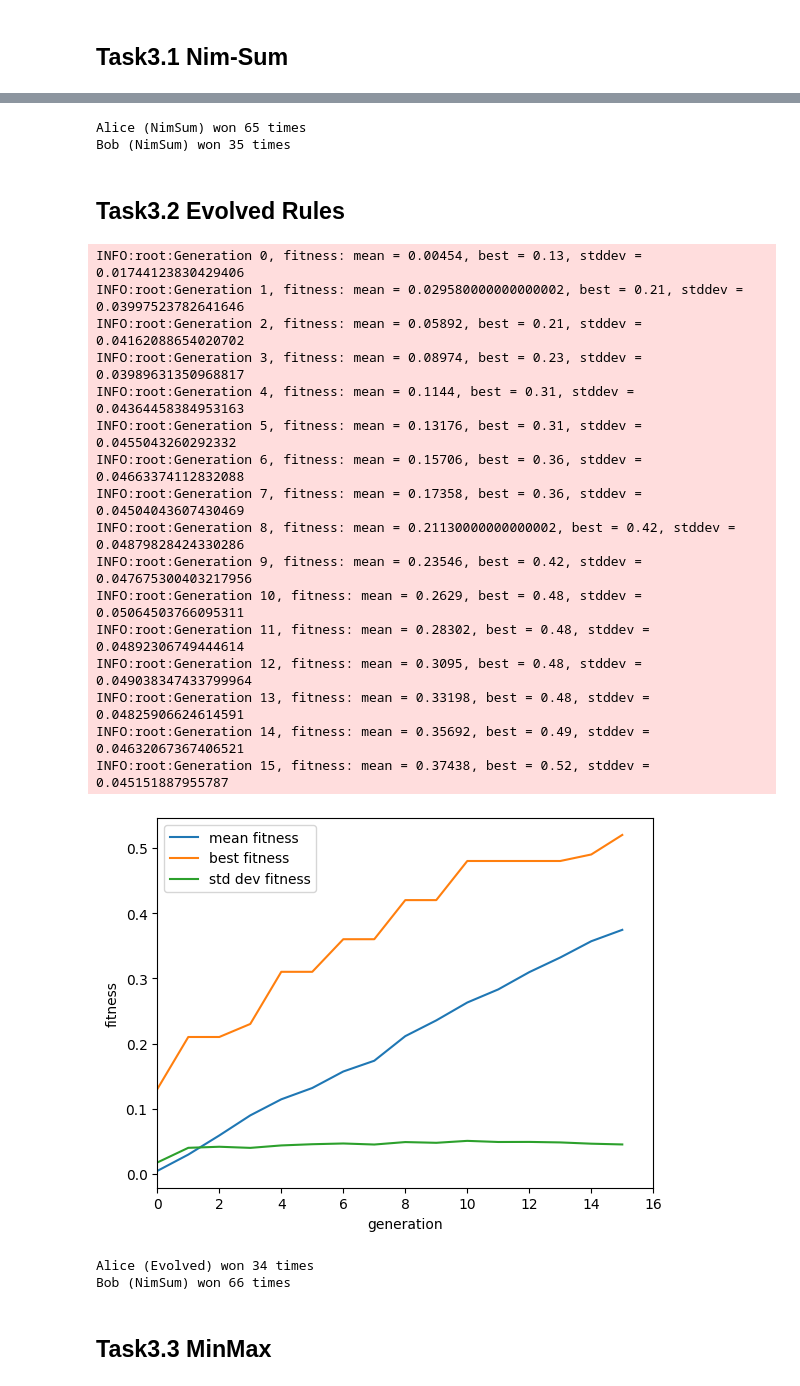
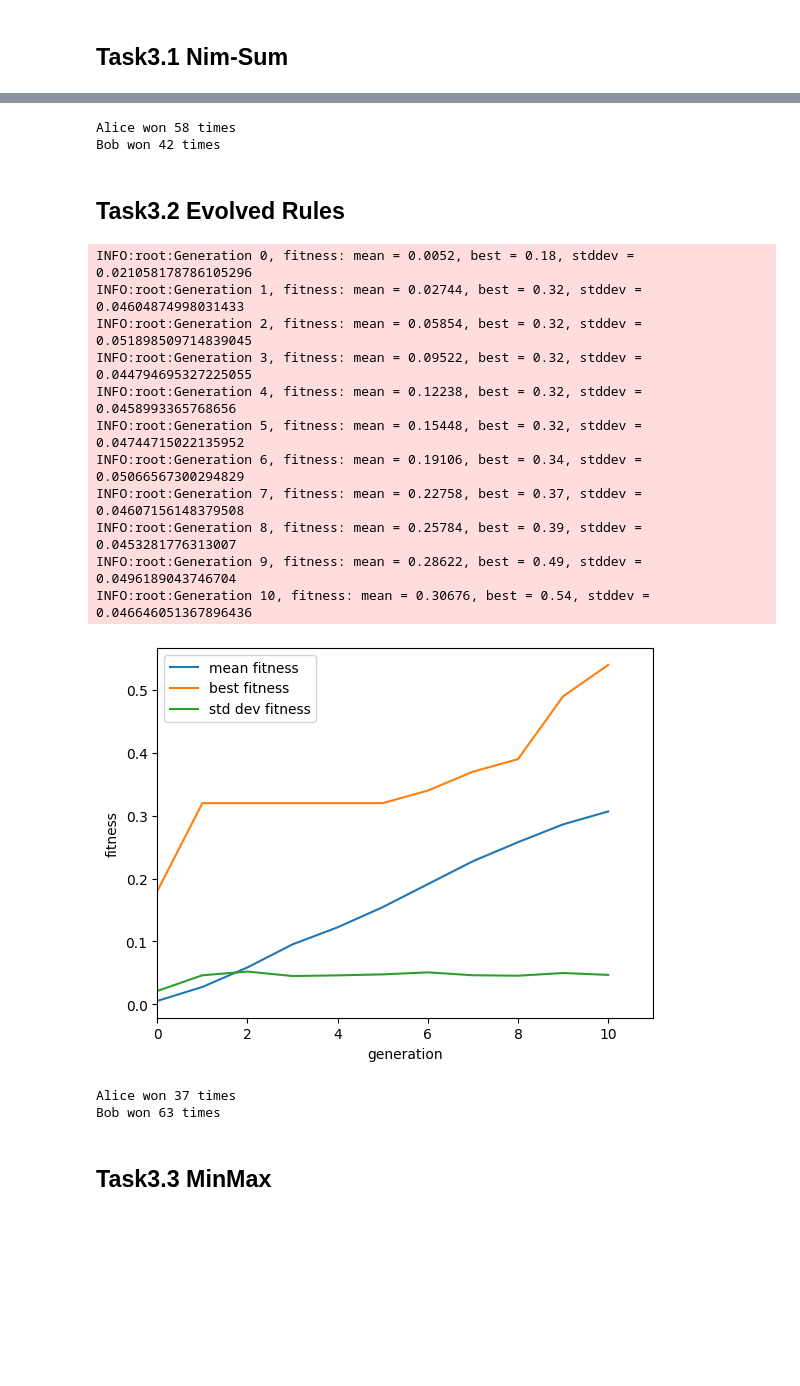
Before and after one commit to LucaBalduzzi/computational_intelligence_lab, a Jupyter notebook: lab3/lab3.ipynb, the cells around one changed output, grey strips where cells are left out. Cells and saved outputs as stored; diff of their text form; code cells hidden in the pictures; blank space fills up the shorter version.

```diff
--- a/lab3/lab3.ipynb
+++ b/lab3/lab3.ipynb
@@ -42,5 +39,5 @@ N_Obj = int
 # %%
-N_HEAPS = 3
+N_HEAPS = 5
 N_GAMES = 100
 # %%
 logging.basicConfig(level=logging.INFO)
@@ -178,13 +156,14 @@ def random_strategy(player: Player, heaps: Nim, decrement: bool = False):
 # %% [markdown]
 ## Task3.1 Nim-Sum
 # %%
-def nim_sum(rows: List[int]) -> int:
+def nim_sum(l: List[int]):
     sum = 0
-    for r in rows:
-        sum ^= r
+    for _, v in enumerate(l):
+        sum ^= v
     return sum
 
-def check_critical_situations(heaps: list) -> int:
+
+def check_critical_situations(heaps: list[int]) -> int:
     n_heaps = len(heaps)
     n_heaps_to_zero = len([i for i, h in enumerate(heaps) if h == 0])
     n_heaps_to_one = len([i for i, h in enumerate(heaps) if h == 1])
@@ -211,6 +190,7 @@ def check_critical_situations(heaps: list) -> int:
         return -1
     return 0
 
+
 def critical_situations(player: Player, heaps: Nim) -> bool:
 
     code = check_critical_situations(heaps.rows)
@@ -228,7 +208,8 @@ def critical_situations(player: Player, heaps: Nim) -> bool:
             # take all objects but 1 from the last non zero heap with more than 1 object
             heaps.nimming(heaps.rows.index(max(heaps.rows)),
                           max(heaps.rows)-1, player)
-        elif code == 4 or code == -1: # [1, 1, 0, ..., 0] or [1, 1, 1, 0, ..., 0]
+        # [1, 1, 0, ..., 0] or [1, 1, 1, 0, ..., 0]
+        elif code == 4 or code == -1:
             # take from the first non zero heap
             heaps.nimming(heaps.rows.index(1), 1, player)
         elif code == 5:
@@ -237,12 +218,12 @@ def critical_situations(player: Player, heaps: Nim) -> bool:
     else:
         return False
 
+
 def nim_sum_strategy(player: Player, heaps: Nim):
     if sum(heaps.rows) == 0:
         raise Exception("There is no heap left!")
 
-    logging.debug(
-        f"Player: {player.name}, heaps nim-sum: {nim_sum(heaps.rows)}")
+    logging.debug(f"Player: {player.name}, heaps nim-sum: {nim_sum(heaps.rows)}")
 
     if not critical_situations(player, heaps):
         # normal game
@@ -270,13 +251,13 @@ Bob (Random) won 0 times
 # %%
 # trying nim-sum vs nim-sum strategy
 heaps = Nim(N_HEAPS)
-Alice = Player("Alice (NimSum)", nim_sum_strategy)
-Bob = Player("Bob (NimSum)", nim_sum_strategy)
+Alice = Player("Alice", nim_sum_strategy)
+Bob = Player("Bob", nim_sum_strategy)
 winners = match(Alice, Bob, heaps, N_GAMES)
 print_match_result(Alice, Bob, winners)
 # %% [output]
-Alice (NimSum) won 65 times
-Bob (NimSum) won 35 times
+Alice won 58 times
+Bob won 42 times
 # %% [markdown]
 ## Task3.2 Evolved Rules
 # %%
@@ -761,33 +742,28 @@ def evolve_nim_strategy(heaps: Nim) -> list:
 # %%
 heaps = Nim(N_HEAPS)
 solutions = evolve_nim_strategy(heaps)
 
 # test on a match against a nim-sum strategy
 solution = random.choice(solutions)
-Alice = EvolutionalPlayer("Alice (Evolved)", solution, evolved_strategy)
-Bob = Player("Bob (NimSum)", nim_sum_strategy)
+Alice = EvolutionalPlayer("Alice", solution, evolved_strategy)
+Bob = Player("Bob", nim_sum_strategy)
 winners = match(Alice, Bob, heaps, N_GAMES)
 print_match_result(Alice, Bob, winners)
 # %% [output]
-INFO:root:Generation 0, fitness: mean = 0.00454, best = 0.13, stddev = 0.01744123830429406
-INFO:root:Generation 1, fitness: mean = 0.029580000000000002, best = 0.21, stddev = 0.03997523782641646
-INFO:root:Generation 2, fitness: mean = 0.05892, best = 0.21, stddev = 0.04162088654020702
-INFO:root:Generation 3, fitness: mean = 0.08974, best = 0.23, stddev = 0.03989631350968817
-INFO:root:Generation 4, fitness: mean = 0.1144, best = 0.31, stddev = 0.04364458384953163
-INFO:root:Generation 5, fitness: mean = 0.13176, best = 0.31, stddev = 0.0455043260292332
-INFO:root:Generation 6, fitness: mean = 0.15706, best = 0.36, stddev = 0.04663374112832088
-INFO:root:Generation 7, fitness: mean = 0.17358, best = 0.36, stddev = 0.04504043607430469
-INFO:root:Generation 8, fitness: mean = 0.21130000000000002, best = 0.42, stddev = 0.04879828424330286
-INFO:root:Generation 9, fitness: mean = 0.23546, best = 0.42, stddev = 0.047675300403217956
-INFO:root:Generation 10, fitness: mean = 0.2629, best = 0.48, stddev = 0.05064503766095311
-INFO:root:Generation 11, fitness: mean = 0.28302, best = 0.48, stddev = 0.04892306749444614
-INFO:root:Generation 12, fitness: mean = 0.3095, best = 0.48, stddev = 0.049038347433799964
-INFO:root:Generation 13, fitness: mean = 0.33198, best = 0.48, stddev = 0.04825906624614591
-INFO:root:Generation 14, fitness: mean = 0.35692, best = 0.49, stddev = 0.04632067367406521
-INFO:root:Generation 15, fitness: mean = 0.37438, best = 0.52, stddev = 0.045151887955787
+INFO:root:Generation 0, fitness: mean = 0.0052, best = 0.18, stddev = 0.021058178786105296
+INFO:root:Generation 1, fitness: mean = 0.02744, best = 0.32, stddev = 0.04604874998031433
+INFO:root:Generation 2, fitness: mean = 0.05854, best = 0.32, stddev = 0.051898509714839045
+INFO:root:Generation 3, fitness: mean = 0.09522, best = 0.32, stddev = 0.044794695327225055
+INFO:root:Generation 4, fitness: mean = 0.12238, best = 0.32, stddev = 0.0458993365768656
+INFO:root:Generation 5, fitness: mean = 0.15448, best = 0.32, stddev = 0.04744715022135952
+INFO:root:Generation 6, fitness: mean = 0.19106, best = 0.34, stddev = 0.05066567300294829
+INFO:root:Generation 7, fitness: mean = 0.22758, best = 0.37, stddev = 0.04607156148379508
+INFO:root:Generation 8, fitness: mean = 0.25784, best = 0.39, stddev = 0.0453281776313007
+INFO:root:Generation 9, fitness: mean = 0.28622, best = 0.49, stddev = 0.0496189043746704
+INFO:root:Generation 10, fitness: mean = 0.30676, best = 0.54, stddev = 0.046646051367896436
-[figure, old version]
+[figure, new version]
-Alice (Evolved) won 34 times
-Bob (NimSum) won 66 times
+Alice won 37 times
+Bob won 63 times
 # %% [markdown]
 ## Task3.3 MinMax
 # %%
```
Also changed, not shown: parts of 18 cells of this notebook.
